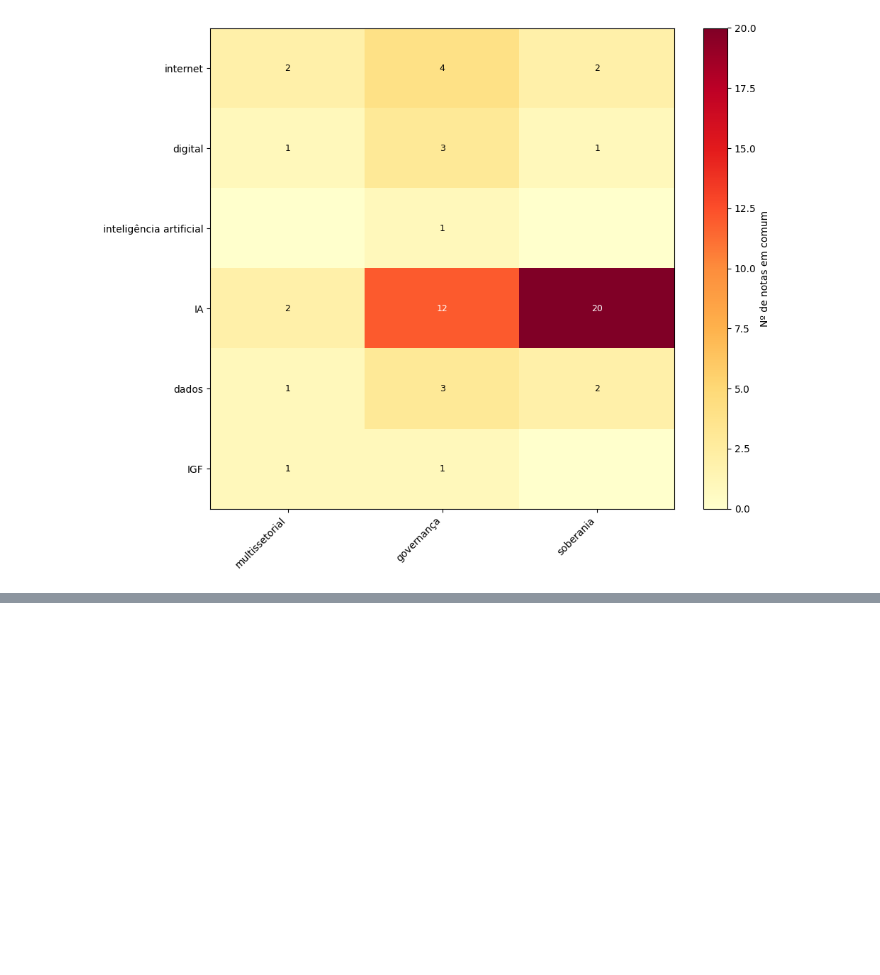
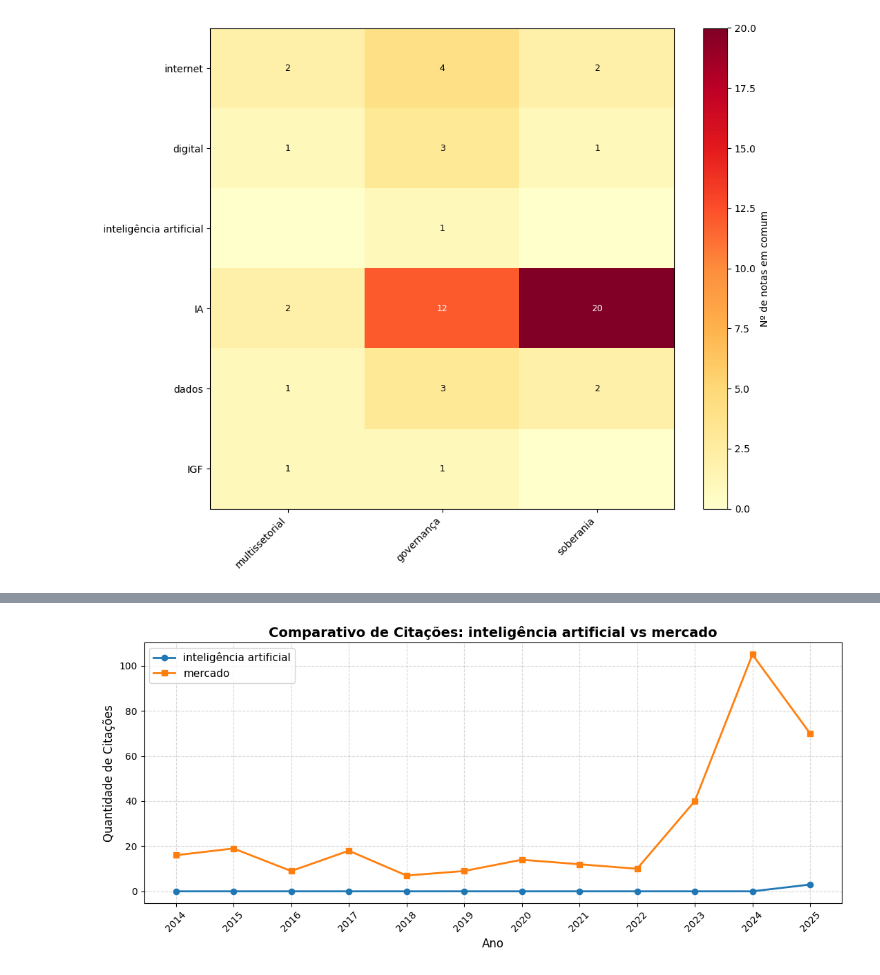
Before and after one commit to juborduchi/governanca-digital_mre, a Jupyter notebook: notebooks/analise_nota_mre.ipynb, the cells around one changed output, grey strips where cells are left out. Saved outputs shown, nothing was run; the diff lists cells and outputs as text; code cells hidden in the pictures; blank space fills up the shorter version.

```diff
--- a/notebooks/analise_nota_mre.ipynb
+++ b/notebooks/analise_nota_mre.ipynb
@@ -802,0 +954,70 @@ plt.show()
+# %%
+"""import matplotlib.pyplot as plt
+import pandas as pd
+
+# ==========================================
+# DIGITE AQUI AS DUAS PALAVRAS PARA COMPARAR
+PALAVRA_A = "inteligência artificial"
+PALAVRA_B = "mercado"
+# ==========================================
+
+# 1. Processamento para a PALAVRA A
+dados_a = (
+    df.groupby("ano")["texto_completo"]
+    .apply(lambda x: x.astype(str).str.count(rf"\b{PALAVRA_A}\b", flags=2).sum())
+    .reset_index(name="total")
+)
+
+# 2. Processamento para a PALAVRA B
+dados_b = (
+    df.groupby("ano")["texto_completo"]
+    .apply(lambda x: x.astype(str).str.count(rf"\b{PALAVRA_B}\b", flags=2).sum())
+    .reset_index(name="total")
+)
+
+# 3. Construir o gráfico comparativo
+plt.figure(figsize=(11, 5))
+
+# Linha da primeira palavra (Azul)
+plt.plot(
+    dados_a["ano"],
+    dados_a["total"],
+    marker="o",
+    linestyle="-",
+    color="#1f77b4",
+    linewidth=2,
+    label=PALAVRA_A,
+)
+
+# Linha da segunda palavra (Laranja/Vermelho)
+plt.plot(
+    dados_b["ano"],
+    dados_b["total"],
+    marker="s",
+    linestyle="-",
+    color="#ff7f0e",
+    linewidth=2,
+    label=PALAVRA_B,
+)
+
+# Configurações do gráfico
+plt.title(
+    f"Comparativo de Citações: {PALAVRA_A} vs {PALAVRA_B}",
+    fontsize=14,
+    fontweight="bold",
+)
+plt.xlabel("Ano", fontsize=12)
+plt.ylabel("Quantidade de Citações", fontsize=12)
+plt.grid(True, linestyle="--", alpha=0.5)
+
+# Garante que os anos fiquem bem distribuídos no eixo X usando a coluna "ano"
+anos_unicos = sorted(df["ano"].unique())
+plt.xticks(anos_unicos, rotation=45)
+
+# Exibe a legenda identificando as cores de cada palavra
+plt.legend(fontsize=11, loc="upper left")
+
+plt.tight_layout()
+plt.show()"""
+# %% [output]
+[figure, added]
```
Also changed, not shown: parts of 45 cells of this notebook.
